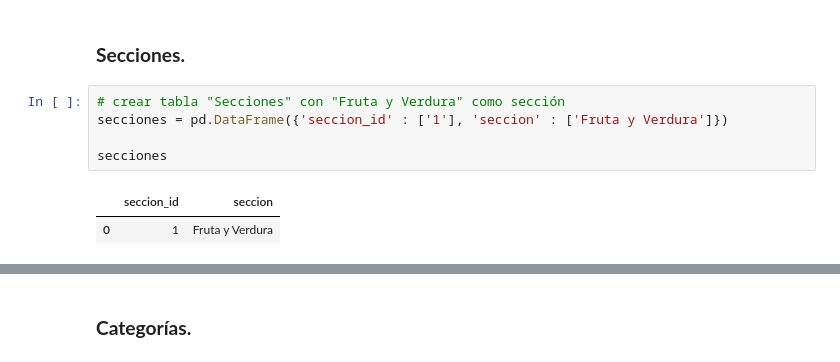
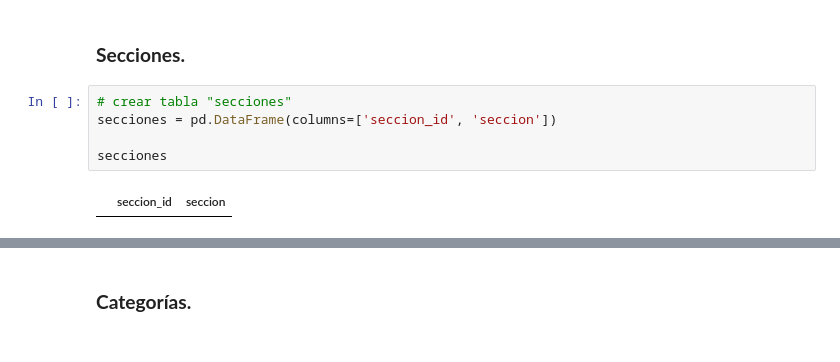
Before and after one commit to dapafer/auto_Pr-PSV, a Jupyter notebook: src/supermercado_database_structure.ipynb, the cells around one changed output, grey strips where cells are left out. Saved outputs shown, nothing was run; the diff lists cells and outputs as text.

```diff
--- a/src/supermercado_database_structure.ipynb
+++ b/src/supermercado_database_structure.ipynb
@@ -18,10 +18,9 @@ productos = pd.read_csv('../data/productos_fyv.csv')
 # %% [markdown]
 ### **Secciones.**
 # %%
-# crear tabla "Secciones" con "Fruta y Verdura" como sección
-secciones = pd.DataFrame({'seccion_id' : ['1'], 'seccion' : ['Fruta y Verdura']})
+# crear tabla "secciones"
+secciones = pd.DataFrame(columns=['seccion_id', 'seccion'])
 
 secciones
 # %% [output]
 |  | seccion_id | seccion |
-| 0 | 1 | Fruta y Verdura |
```
Also changed, not shown: parts of 21 cells of this notebook, 7 other files.
